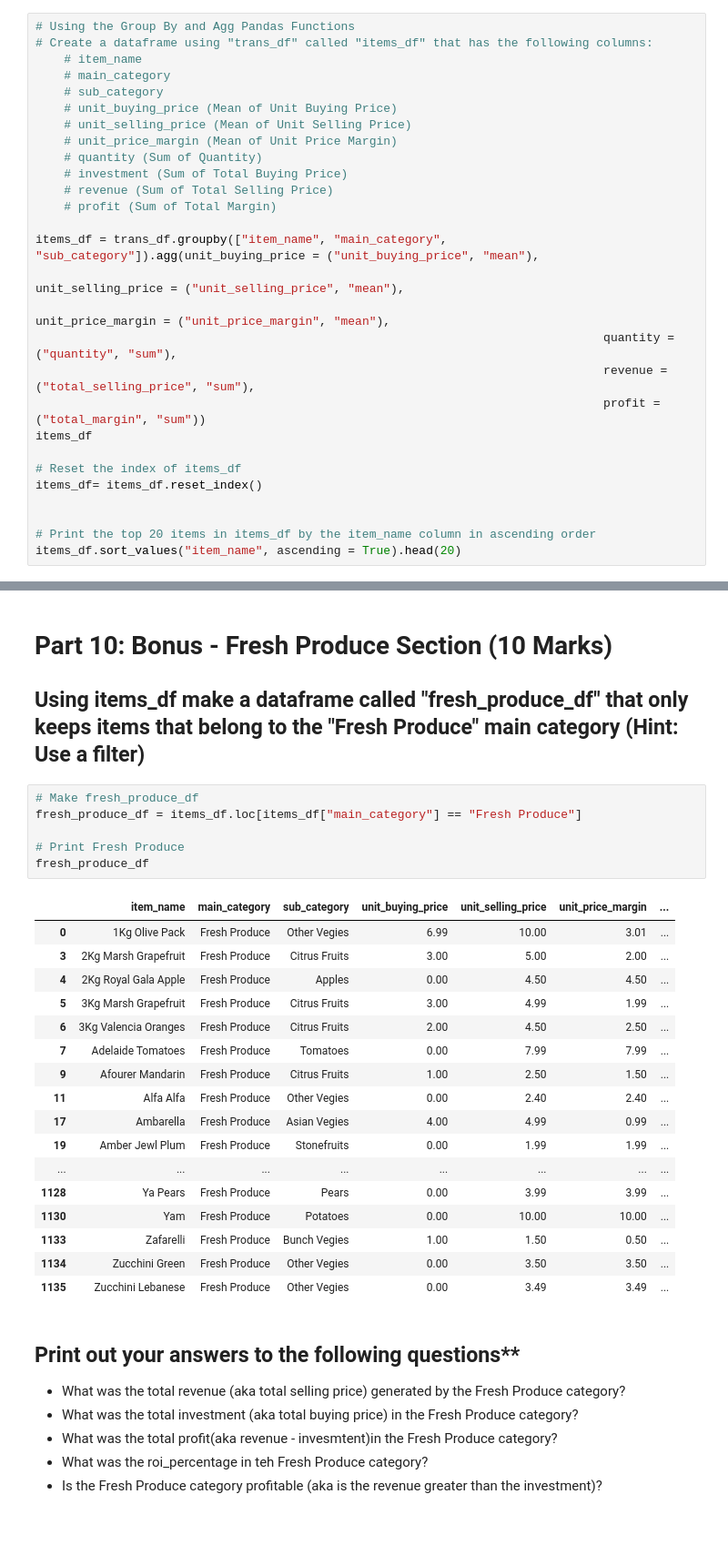
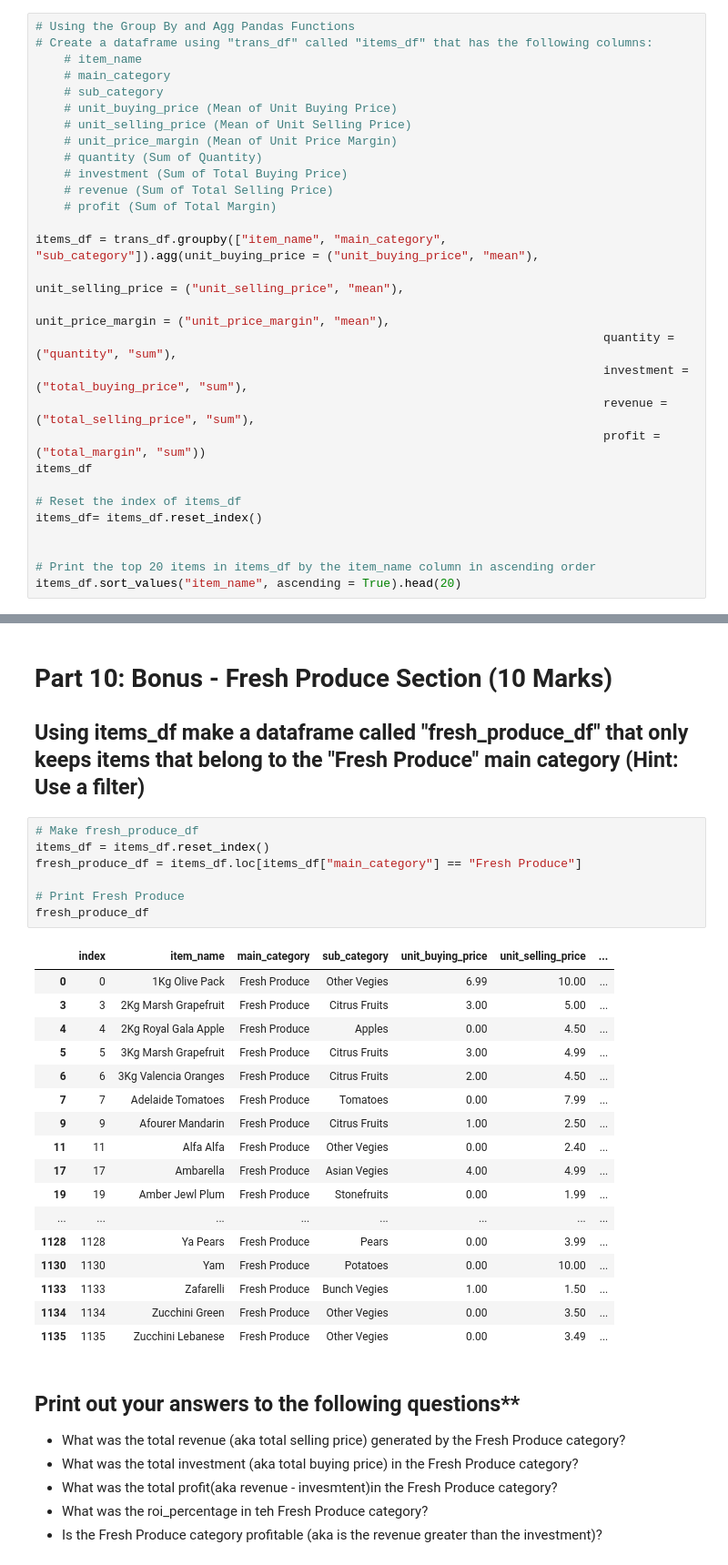
Before and after one commit to niramaykanodia/Python-mid-term, a Jupyter notebook: Australian_Grocery_Store_Python_Mid_Term_Questions.ipynb, the cells around one changed output, grey strips where cells are left out. Shown: that part at 91% size. Saved outputs shown, nothing was run; the diff lists cells and outputs as text; blank space fills up the shorter version.

```diff
--- a/Australian_Grocery_Store_Python_Mid_Term_Questions.ipynb
+++ b/Australian_Grocery_Store_Python_Mid_Term_Questions.ipynb
@@ -263,6 +263,7 @@ items_df = trans_df.groupby(["item_name", "main_category", "sub_category"]).agg(
                                                                                unit_selling_price = ("unit_selling_price", "mean"),
                                                                                 unit_price_margin = ("unit_price_margin", "mean"),
                                                                                 quantity = ("quantity", "sum"),
+                                                                                investment = ("total_buying_price", "sum"),
                                                                                 revenue = ("total_selling_price", "sum"),
                                                                                 profit = ("total_margin", "sum"))
 items_df
@@ -514,28 +515,29 @@ sns.barplot(x = "day_of_week", y = "total_profit", data = bar_chart_df, color =
 ## Using items_df make a dataframe called "fresh_produce_df" that only keeps items that belong to the "Fresh Produce" main category (Hint: Use a filter)
 # %%
 # Make fresh_produce_df
+items_df = items_df.reset_index()
 fresh_produce_df = items_df.loc[items_df["main_category"] == "Fresh Produce"]
 
 # Print Fresh Produce
 fresh_produce_df
 # %% [output]
-|  | item_name | main_category | sub_category | unit_buying_price | unit_selling_price | unit_price_margin | ... |
-| 0 | 1Kg Olive Pack | Fresh Produce | Other Vegies | 6.99 | 10.00 | 3.01 | ... |
-| 3 | 2Kg Marsh Grapefruit | Fresh Produce | Citrus Fruits | 3.00 | 5.00 | 2.00 | ... |
-| 4 | 2Kg Royal Gala Apple | Fresh Produce | Apples | 0.00 | 4.50 | 4.50 | ... |
-| 5 | 3Kg Marsh Grapefruit | Fresh Produce | Citrus Fruits | 3.00 | 4.99 | 1.99 | ... |
-| 6 | 3Kg Valencia Oranges | Fresh Produce | Citrus Fruits | 2.00 | 4.50 | 2.50 | ... |
-| 7 | Adelaide Tomatoes | Fresh Produce | Tomatoes | 0.00 | 7.99 | 7.99 | ... |
-| 9 | Afourer Mandarin | Fresh Produce | Citrus Fruits | 1.00 | 2.50 | 1.50 | ... |
-| 11 | Alfa Alfa | Fresh Produce | Other Vegies | 0.00 | 2.40 | 2.40 | ... |
-| 17 | Ambarella | Fresh Produce | Asian Vegies | 4.00 | 4.99 | 0.99 | ... |
-| 19 | Amber Jewl Plum | Fresh Produce | Stonefruits | 0.00 | 1.99 | 1.99 | ... |
+|  | index | item_name | main_category | sub_category | unit_buying_price | unit_selling_price | ... |
+| 0 | 0 | 1Kg Olive Pack | Fresh Produce | Other Vegies | 6.99 | 10.00 | ... |
+| 3 | 3 | 2Kg Marsh Grapefruit | Fresh Produce | Citrus Fruits | 3.00 | 5.00 | ... |
+| 4 | 4 | 2Kg Royal Gala Apple | Fresh Produce | Apples | 0.00 | 4.50 | ... |
+| 5 | 5 | 3Kg Marsh Grapefruit | Fresh Produce | Citrus Fruits | 3.00 | 4.99 | ... |
+| 6 | 6 | 3Kg Valencia Oranges | Fresh Produce | Citrus Fruits | 2.00 | 4.50 | ... |
+| 7 | 7 | Adelaide Tomatoes | Fresh Produce | Tomatoes | 0.00 | 7.99 | ... |
+| 9 | 9 | Afourer Mandarin | Fresh Produce | Citrus Fruits | 1.00 | 2.50 | ... |
+| 11 | 11 | Alfa Alfa | Fresh Produce | Other Vegies | 0.00 | 2.40 | ... |
+| 17 | 17 | Ambarella | Fresh Produce | Asian Vegies | 4.00 | 4.99 | ... |
+| 19 | 19 | Amber Jewl Plum | Fresh Produce | Stonefruits | 0.00 | 1.99 | ... |
 | ... | ... | ... | ... | ... | ... | ... | ... |
-| 1128 | Ya Pears | Fresh Produce | Pears | 0.00 | 3.99 | 3.99 | ... |
-| 1130 | Yam | Fresh Produce | Potatoes | 0.00 | 10.00 | 10.00 | ... |
-| 1133 | Zafarelli | Fresh Produce | Bunch Vegies | 1.00 | 1.50 | 0.50 | ... |
-| 1134 | Zucchini Green | Fresh Produce | Other Vegies | 0.00 | 3.50 | 3.50 | ... |
-| 1135 | Zucchini Lebanese | Fresh Produce | Other Vegies | 0.00 | 3.49 | 3.49 | ... |
+| 1128 | 1128 | Ya Pears | Fresh Produce | Pears | 0.00 | 3.99 | ... |
+| 1130 | 1130 | Yam | Fresh Produce | Potatoes | 0.00 | 10.00 | ... |
+| 1133 | 1133 | Zafarelli | Fresh Produce | Bunch Vegies | 1.00 | 1.50 | ... |
+| 1134 | 1134 | Zucchini Green | Fresh Produce | Other Vegies | 0.00 | 3.50 | ... |
+| 1135 | 1135 | Zucchini Lebanese | Fresh Produce | Other Vegies | 0.00 | 3.49 | ... |
 # %% [markdown]
 ## Print out your answers to the following questions**
 - What was the total revenue (aka total selling price) generated by the Fresh Produce category?
```
Also changed, not shown: parts of 7 cells of this notebook, 4 other files.
